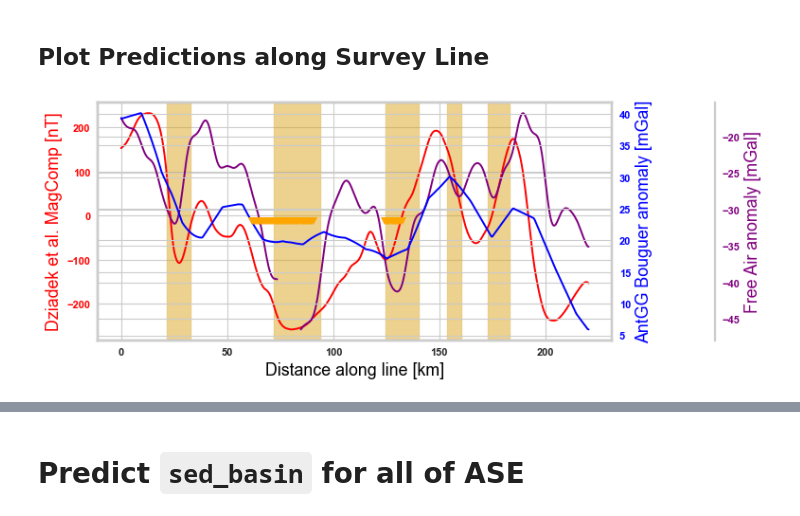
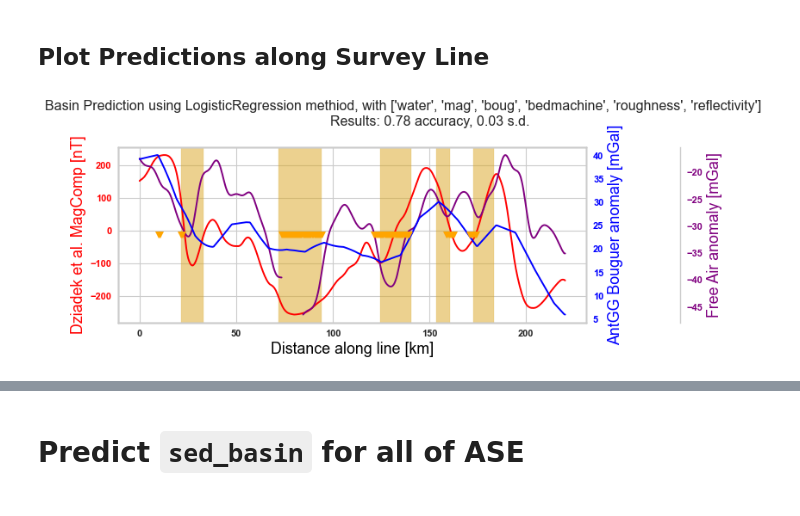
Before and after one commit to porterdf/bedclass, a Jupyter notebook: notebooks/03-basic_ML_UpperThwaites-line.ipynb, the cells around one changed output, grey strips where cells are left out. Cells and saved outputs as stored; diff of their text form; code cells hidden in the pictures.

Commit message:
ENH: fixed dataframe management, added masking for water plots, fixed import error for shapefile

```diff
--- a/notebooks/03-basic_ML_UpperThwaites-line.ipynb
+++ b/notebooks/03-basic_ML_UpperThwaites-line.ipynb
@@ -46,5 +46,8 @@ df = read_UTG_line(infile)
 | 50% | 229.500000 | 230.500000 | -27.340000 | 1704.190000 | -1.313834e+06 | -447181.570000 | 0.000000 | 0.000000 | 0.003169 | ... |
 | 75% | 344.250000 | 345.250000 | -23.700000 | 1774.905000 | -1.256990e+06 | -439798.090000 | 1.000000 | 1.000000 | 0.015353 | ... |
 | max | 459.000000 | 460.000000 | -16.800000 | 1959.560000 | -1.200000e+06 | -436558.440000 | 1.000000 | 1.000000 | 49.867958 | ... |
+# %%
+# df['reflectivity'].fillna(df['reflectivity'].median(), inplace=True)
+df['reflectivity'].fillna(df['reflectivity'].min(), inplace=True)
 # %% [markdown]
 # Scikit-learn
@@ -60,2 +54,9 @@ df_scaled = create_model_inputs(df, feature_cols, target_col, scale=True)
+# %%
+from bedclass.custom_funcs import create_model_inputs
+
+# feature_cols = ['water', 'mag', 'boug', 'bedmachine', 'beta', 'roughness'] ## , 'swathradar', 'reflectivity'
+feature_cols = ['water', 'mag', 'boug', 'bedmachine', 'roughness', 'reflectivity']
+target_col = ['classvalue']
+df_scaled = create_model_inputs(df, feature_cols, target_col, scale=True)
 # %% [markdown]
 ## Yellowbrick for visualization
@@ -74,9 +75,13 @@ plot_model_inputs_all(df_scaled, feature_cols, target_col)
 # %%
 from bedclass.custom_funcs import run_ML_model
 
-y_hats, classifier = run_ML_model(df_scaled, feature_cols, target_col,
-                    model_type='Perceptron',  # 'LogisticRegression', 'Perceptron', 'MLP'
+ML_model = 'LogisticRegression'  # 'LogisticRegression', 'Perceptron', 'MLP'
+
+y_hats, classifier, scores = run_ML_model(df_scaled, feature_cols, target_col,
+                    model_type=ML_model,
                     model_score=True,
                     model_plots=True,
                    )
+
+df['predicted_class'] = y_hats
 # %% [output]
@@ -94,15 +96,19 @@ ShuffleSplit cross-validation:
 # %%
 from bedclass.custom_funcs import line_overplot_3
 
 my_vars= ['mag', 'freeair_grav', 'boug']
 var_labels = ['Dziadek et al. MagComp [nT]',
               'Free Air anomaly [mGal]',
               'AntGG Bouguer anomaly [mGal]']
 x_var = 'Dist'
 x_label = 'Distance along line [km]'
 my_colors = ['red', 'purple', 'blue']
-my_file = 'figs/lineplot_UTG_sample_potfields_ypred.png'
 
-line_overplot_3(df, my_vars, var_labels, x_var, x_label, my_colors, my_file, prediction=True)
+feature_char = ''.join(feature_cols)
+my_title = f"Basin Prediction using {ML_model} methiod, with {feature_cols}\n \
+             Results: {scores.mean():.2f} accuracy, {scores.std():.2f} s.d."
+my_file = f'figs/lineplot_UTG_sample_{ML_model}-{feature_char}_plotPot.png'
+
+line_overplot_3(df, my_vars, var_labels, x_var, x_label, my_colors, my_title, my_file, prediction=True)
 # %% [output]
-[figure, old version]
+[figure, new version]
```
Also changed, not shown: parts of 14 cells of this notebook, 31 other files.
